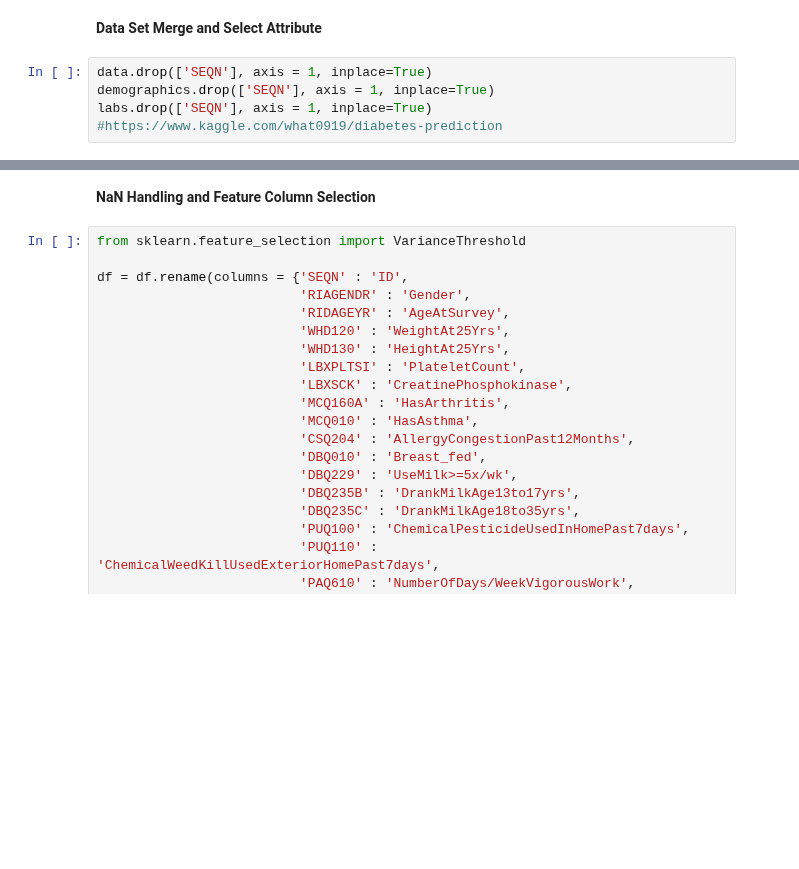
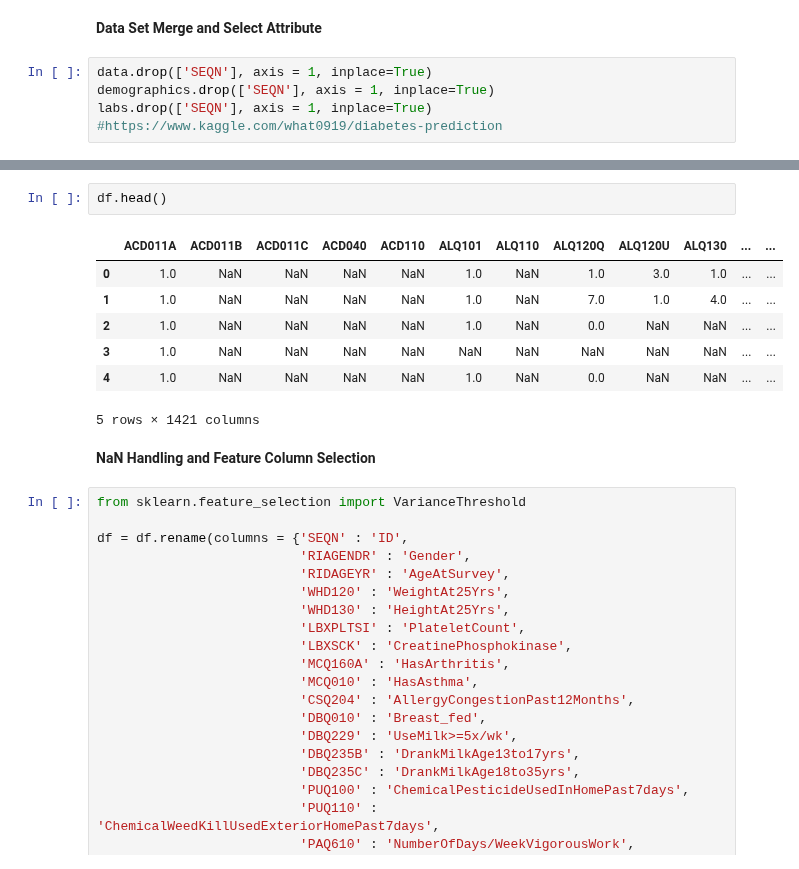
Before and after one commit to mightysquirrely/Capstone-2-Project, a Jupyter notebook: Capstone-2-Work.ipynb, the cells around one changed output, grey strips where cells are left out. Saved outputs shown, nothing was run; the diff lists cells and outputs as text; blank space fills up the shorter version.

```diff
--- a/Capstone-2-Work.ipynb
+++ b/Capstone-2-Work.ipynb
@@ -50,3 +38,13 @@ df.describe()
+# %%
+df.head()
+# %% [output]
+|  | ACD011A | ACD011B | ACD011C | ACD040 | ACD110 | ALQ101 | ALQ110 | ALQ120Q | ALQ120U | ALQ130 | ... | ... |
+| 0 | 1.0 | NaN | NaN | NaN | NaN | 1.0 | NaN | 1.0 | 3.0 | 1.0 | ... | ... |
+| 1 | 1.0 | NaN | NaN | NaN | NaN | 1.0 | NaN | 7.0 | 1.0 | 4.0 | ... | ... |
+| 2 | 1.0 | NaN | NaN | NaN | NaN | 1.0 | NaN | 0.0 | NaN | NaN | ... | ... |
+| 3 | 1.0 | NaN | NaN | NaN | NaN | NaN | NaN | NaN | NaN | NaN | ... | ... |
+| 4 | 1.0 | NaN | NaN | NaN | NaN | 1.0 | NaN | 0.0 | NaN | NaN | ... | ... |
+5 rows × 1421 columns
 # %% [markdown]
 **NaN Handling and Feature Column Selection**
 # %%
```
Also changed, not shown: parts of 32 cells of this notebook.
